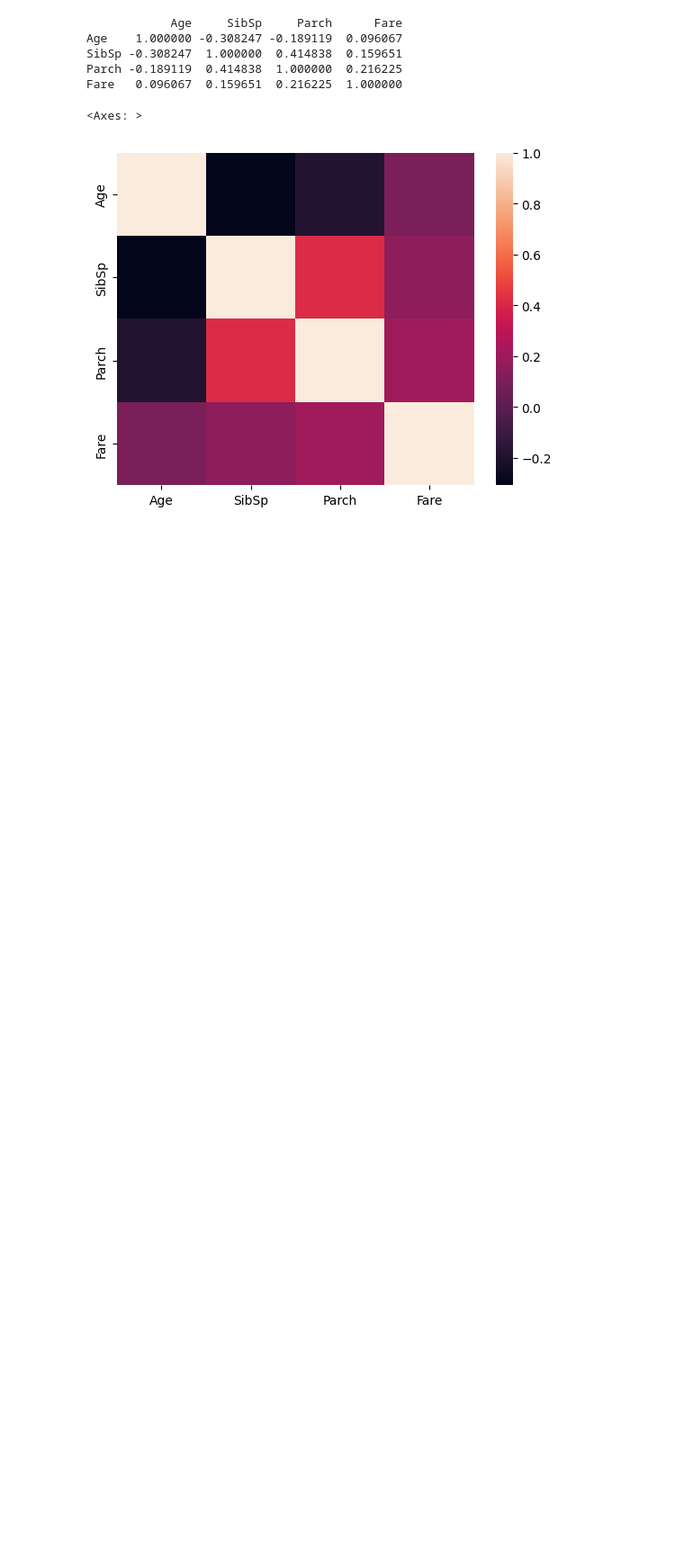
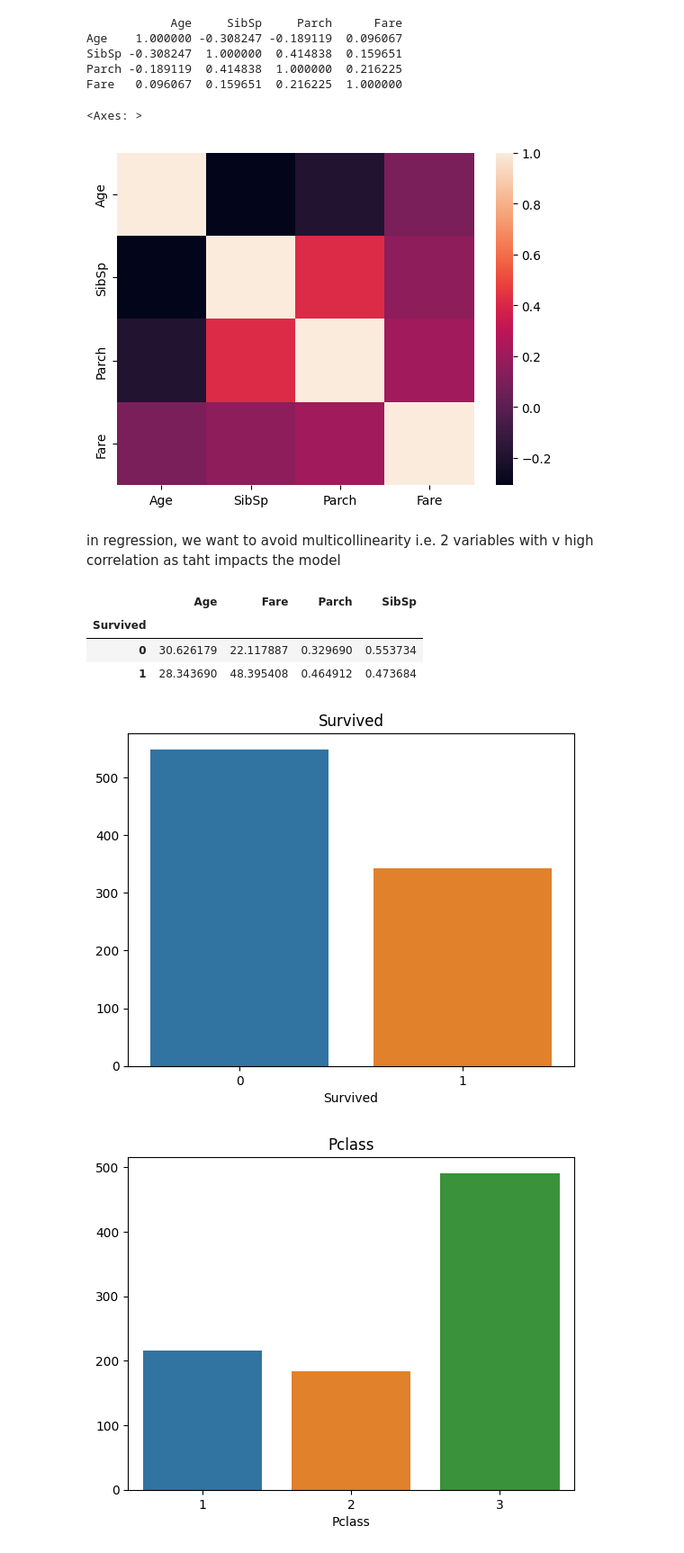
Before and after one commit to ank1trana/titanic_ML_From_Disaster, a Jupyter notebook: titanic-survivor-predictions.ipynb, the cells around one changed output. Shown at 90% size. Saved outputs shown, nothing was run; the diff lists cells and outputs as text; code cells hidden in the pictures; blank space fills up the shorter version.

Commit message:
Kaggle Notebook | titanic_survivor_predictions | looking at categorical data

```diff
--- a/titanic-survivor-predictions.ipynb
+++ b/titanic-survivor-predictions.ipynb
@@ -124,3 +124,29 @@ Parch -0.189119  0.414838  1.000000  0.216225
 Fare   0.096067  0.159651  0.216225  1.000000
 <Axes: >
 [figure]
+# %% [markdown]
+in regression, we want to avoid multicollinearity i.e. 2 variables with v high correlation as taht impacts the model
+# %%
+#compare survival rate across age, sibsp, parch etc
+"""
+This function aggregates data based on some key(s) (index) and calculates summary statistics for other columns (values).
+
+By default, the aggregation function is mean if you don’t specify aggfunc.
+"""
+
+pd.pivot_table(training_data, index = 'Survived', values = ['Age','SibSp','Parch', 'Fare'])
+# %% [output]
+|  | Age | Fare | Parch | SibSp |
+| Survived |  |  |  |  |
+| 0 | 30.626179 | 22.117887 | 0.329690 | 0.553734 |
+| 1 | 28.343690 | 48.395408 | 0.464912 | 0.473684 |
+# %%
+#looking at the categorical data
+for column in df_categories.columns:
+    counts = df_categories[column].value_counts()
+    sns.barplot(x=counts.index, y=counts.values)  # <-- use x= and y=
+    plt.title(column)
+    plt.show()
+# %% [output]
+[figure, added]
+[figure, added]
```
Also changed, not shown: parts of 2 cells of this notebook.
